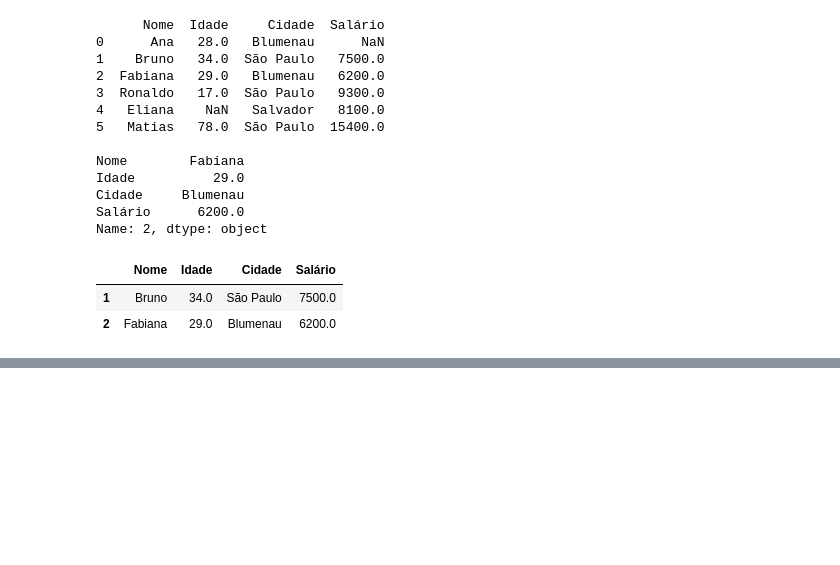
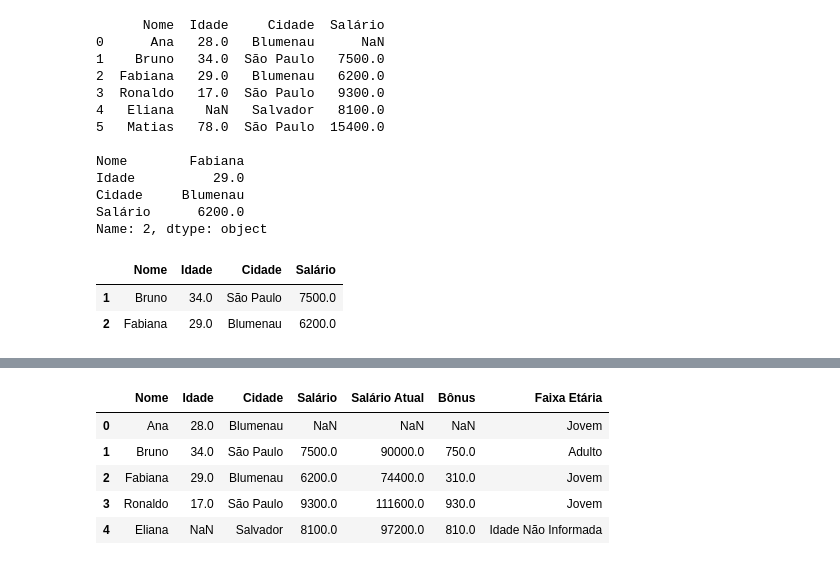
Before and after one commit to josuejr3/Data_and_IA, a Jupyter notebook: Data_Science_Academy/Pandas/Codes/pandas_pt1.ipynb, the cells around one changed output, grey strips where cells are left out. Cells and saved outputs as stored; diff of their text form; code cells hidden in the pictures; blank space fills up the shorter version.

```diff
--- a/Data_Science_Academy/Pandas/Codes/pandas_pt1.ipynb
+++ b/Data_Science_Academy/Pandas/Codes/pandas_pt1.ipynb
@@ -176,0 +338,5 @@ all_columns_1_3_lines.head()
+# %%
+# Criação de Coluna
+
+df["Salário Atual"] = df["Salário"] * 12
+print(df)
@@ -176,0 +351,3 @@ all_columns_1_3_lines.head()
+# %%
+df["Bônus"] = df["Salário"].apply(lambda x: x * 0.10 if x > 7000 else x * 0.05)
+print(df)
@@ -176,0 +362,5 @@ all_columns_1_3_lines.head()
+# %%
+df["Teste"] = "x"
+#df.head()
+df.drop(columns=["Teste"], inplace=True)
+df.head()
@@ -176,0 +374,12 @@ all_columns_1_3_lines.head()
+# %%
+# Criação de uma lista de condições
+
+condicoes = [
+
+    df["Idade"] < 10,
+    (df["Idade"] >= 10) & (df["Idade"] <= 30),
+    (df["Idade"] > 30) & (df["Idade"] <= 50),
+    df["Idade"] > 50
+
+]
+print(condicoes)
@@ -176,0 +404,13 @@ all_columns_1_3_lines.head()
+# %%
+# Define os rótulos correspondentes
+faixas = ["Menor de Idade", "Jovem", "Adulto", "Idoso"]
+df["Faixa Etária"] = np.select(condicoes, faixas, default="Idade Não Informada")
+
+df.head()
+# %% [output]
+|  | Nome | Idade | Cidade | Salário | Salário Atual | Bônus | Faixa Etária |
+| 0 | Ana | 28.0 | Blumenau | NaN | NaN | NaN | Jovem |
+| 1 | Bruno | 34.0 | São Paulo | 7500.0 | 90000.0 | 750.0 | Adulto |
+| 2 | Fabiana | 29.0 | Blumenau | 6200.0 | 74400.0 | 310.0 | Jovem |
+| 3 | Ronaldo | 17.0 | São Paulo | 9300.0 | 111600.0 | 930.0 | Jovem |
+| 4 | Eliana | NaN | Salvador | 8100.0 | 97200.0 | 810.0 | Idade Não Informada |
```
Also changed, not shown: parts of 52 cells of this notebook, 4 other files.
